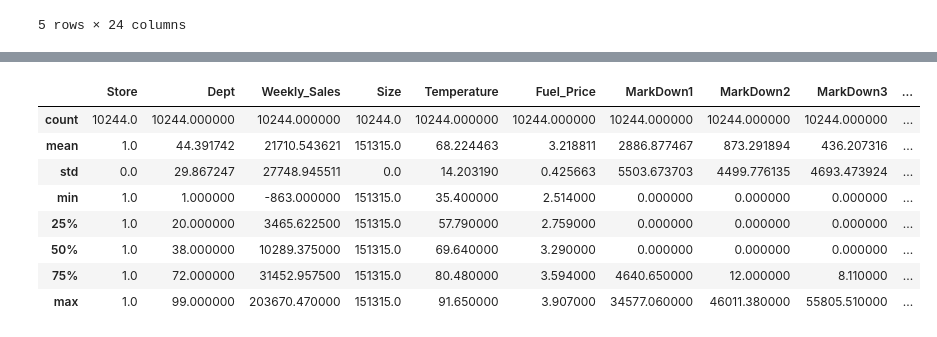
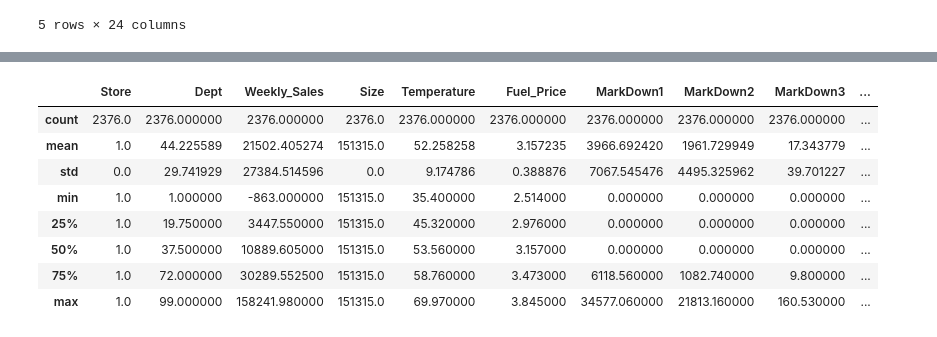
Before and after one commit to digitalhuman-kp/walmart, a Jupyter notebook: data_clean_v1.ipynb, the cells around one changed output, grey strips where cells are left out. Saved outputs shown, nothing was run; the diff lists cells and outputs as text; code cells hidden in the pictures.

```diff
--- a/data_clean_v1.ipynb
+++ b/data_clean_v1.ipynb
@@ -34,7 +36,7 @@ master_df['MarkDown5'] = master_df['MarkDown5'].fillna(0)
 master_df['isHoliday'] = master_df['IsHoliday_x']
 master_df = master_df.drop(columns=['IsHoliday_x', 'IsHoliday_y'])
 master_df['Date'] = pd.to_datetime(master_df['Date'], format='%Y-%m-%d')
-master_df['Week_Number'] = master_df['Date'].dt.week + 1
+master_df['Week_Number'] = master_df['Date'].dt.week
 master_df['Quarter'] = master_df['Date'].dt.quarter
 master_df['Month'] = master_df['Date'].dt.month.apply(lambda x: calendar.month_abbr[x])
 master_df['Season'] = (master_df['Date'].apply(lambda dt: (dt.month%12 + 3)//3)).map(seasons_dict)
@@ -126,14 +120,14 @@ Warnings:
 [2] The smallest eigenvalue is 2.17e-28. This might indicate that there are
 strong multicollinearity problems or that the design matrix is singular.
 # %%
-master_df[(master_df['Store'] == 1)].describe()
+master_df[(master_df['Store'] == 1) & (master_df['Quarter'] == 1)].describe()
 # %% [output]
 |  | Store | Dept | Weekly_Sales | Size | Temperature | Fuel_Price | MarkDown1 | MarkDown2 | MarkDown3 | ... |
-| count | 10244.0 | 10244.000000 | 10244.000000 | 10244.0 | 10244.000000 | 10244.000000 | 10244.000000 | 10244.000000 | 10244.000000 | ... |
-| mean | 1.0 | 44.391742 | 21710.543621 | 151315.0 | 68.224463 | 3.218811 | 2886.877467 | 873.291894 | 436.207316 | ... |
-| std | 0.0 | 29.867247 | 27748.945511 | 0.0 | 14.203190 | 0.425663 | 5503.673703 | 4499.776135 | 4693.473924 | ... |
+| count | 2376.0 | 2376.000000 | 2376.000000 | 2376.0 | 2376.000000 | 2376.000000 | 2376.000000 | 2376.000000 | 2376.000000 | ... |
+| mean | 1.0 | 44.225589 | 21502.405274 | 151315.0 | 52.258258 | 3.157235 | 3966.692420 | 1961.729949 | 17.343779 | ... |
+| std | 0.0 | 29.741929 | 27384.514596 | 0.0 | 9.174786 | 0.388876 | 7067.545476 | 4495.325962 | 39.701227 | ... |
 | min | 1.0 | 1.000000 | -863.000000 | 151315.0 | 35.400000 | 2.514000 | 0.000000 | 0.000000 | 0.000000 | ... |
-| 25% | 1.0 | 20.000000 | 3465.622500 | 151315.0 | 57.790000 | 2.759000 | 0.000000 | 0.000000 | 0.000000 | ... |
-| 50% | 1.0 | 38.000000 | 10289.375000 | 151315.0 | 69.640000 | 3.290000 | 0.000000 | 0.000000 | 0.000000 | ... |
-| 75% | 1.0 | 72.000000 | 31452.957500 | 151315.0 | 80.480000 | 3.594000 | 4640.650000 | 12.000000 | 8.110000 | ... |
-| max | 1.0 | 99.000000 | 203670.470000 | 151315.0 | 91.650000 | 3.907000 | 34577.060000 | 46011.380000 | 55805.510000 | ... |
+| 25% | 1.0 | 19.750000 | 3447.550000 | 151315.0 | 45.320000 | 2.976000 | 0.000000 | 0.000000 | 0.000000 | ... |
+| 50% | 1.0 | 37.500000 | 10889.605000 | 151315.0 | 53.560000 | 3.157000 | 0.000000 | 0.000000 | 0.000000 | ... |
+| 75% | 1.0 | 72.000000 | 30289.552500 | 151315.0 | 58.760000 | 3.473000 | 6118.560000 | 1082.740000 | 9.800000 | ... |
+| max | 1.0 | 99.000000 | 158241.980000 | 151315.0 | 69.970000 | 3.845000 | 34577.060000 | 21813.160000 | 160.530000 | ... |
```
Also changed, not shown: parts of 7 cells of this notebook, 1 other file.
